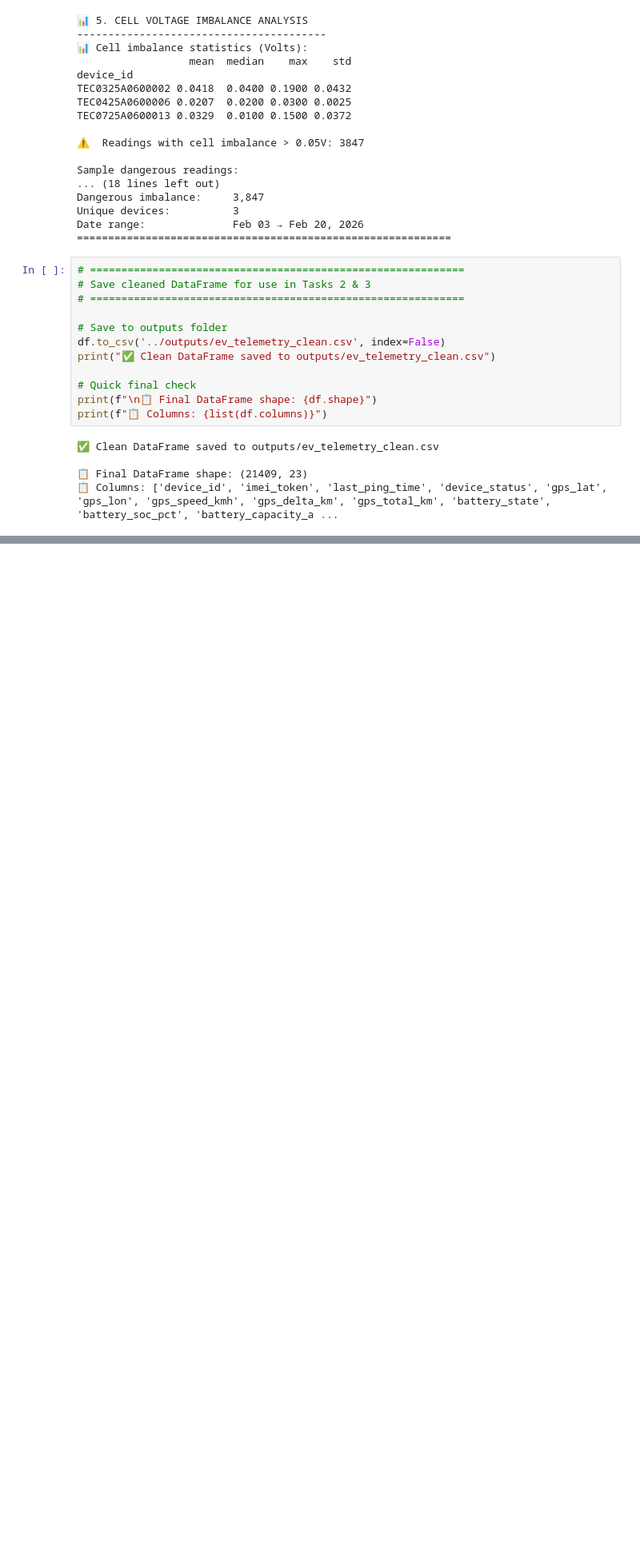
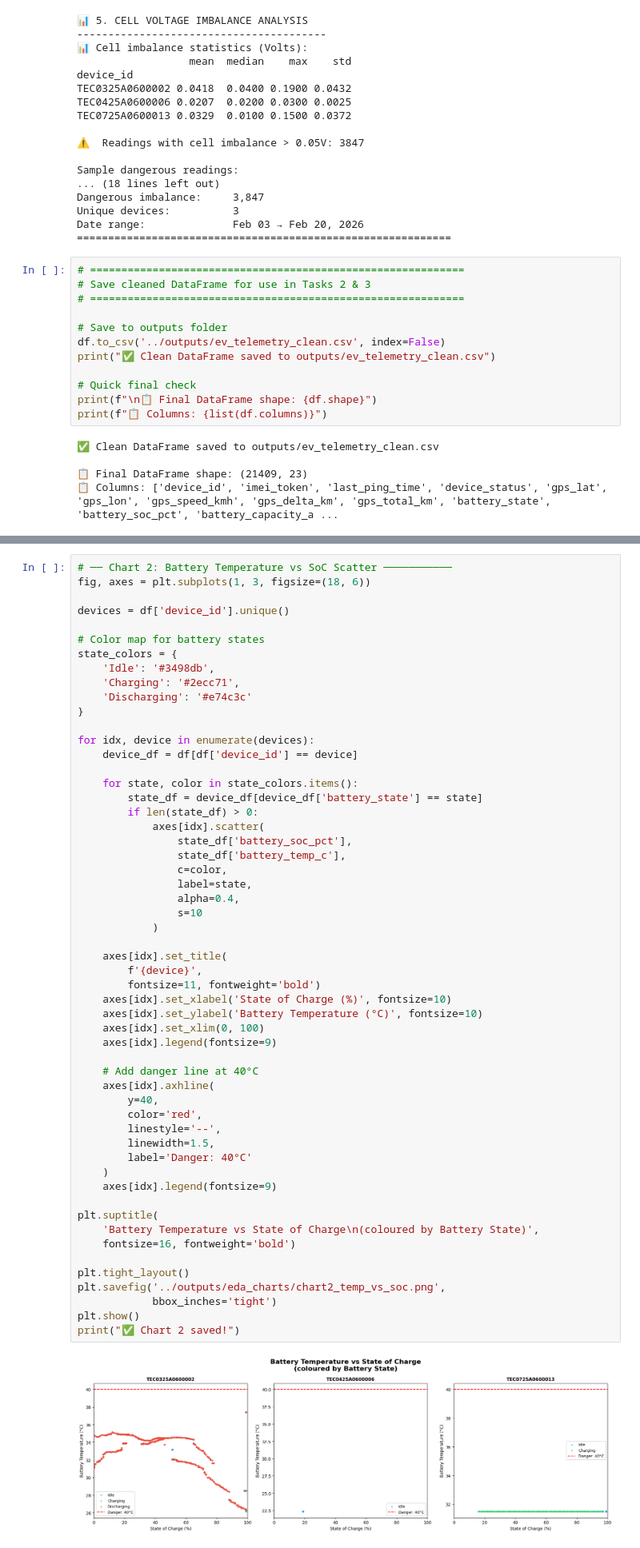
Before and after one commit to sanskarmankar/renewcred-ev-telemetry, a Jupyter notebook: notebooks/task1_pipeline.ipynb, the cells around one changed output, grey strips where cells are left out. Shown at 80% size. Saved outputs shown, nothing was run; the diff lists cells and outputs as text; blank space fills up the shorter version.

```diff
--- a/notebooks/task1_pipeline.ipynb
+++ b/notebooks/task1_pipeline.ipynb
@@ -584,0 +737,57 @@ print(f"📋 Columns: {list(df.columns)}")
+# %%
+# ── Chart 2: Battery Temperature vs SoC Scatter ───────────
+fig, axes = plt.subplots(1, 3, figsize=(18, 6))
+
+devices = df['device_id'].unique()
+
+# Color map for battery states
+state_colors = {
+    'Idle': '#3498db',
+    'Charging': '#2ecc71',
+    'Discharging': '#e74c3c'
+}
+
+for idx, device in enumerate(devices):
+    device_df = df[df['device_id'] == device]
+
+    for state, color in state_colors.items():
+        state_df = device_df[device_df['battery_state'] == state]
+        if len(state_df) > 0:
+            axes[idx].scatter(
+                state_df['battery_soc_pct'],
+                state_df['battery_temp_c'],
+                c=color,
+                label=state,
+                alpha=0.4,
+                s=10
+            )
+
+    axes[idx].set_title(
+        f'{device}',
+        fontsize=11, fontweight='bold')
+    axes[idx].set_xlabel('State of Charge (%)', fontsize=10)
+    axes[idx].set_ylabel('Battery Temperature (°C)', fontsize=10)
+    axes[idx].set_xlim(0, 100)
+    axes[idx].legend(fontsize=9)
+
+    # Add danger line at 40°C
+    axes[idx].axhline(
+        y=40,
+        color='red',
+        linestyle='--',
+        linewidth=1.5,
+        label='Danger: 40°C'
+    )
+    axes[idx].legend(fontsize=9)
+
+plt.suptitle(
+    'Battery Temperature vs State of Charge\n(coloured by Battery State)',
+    fontsize=16, fontweight='bold')
+
+plt.tight_layout()
+plt.savefig('../outputs/eda_charts/chart2_temp_vs_soc.png',
+            bbox_inches='tight')
+plt.show()
+print("✅ Chart 2 saved!")
+# %% [output]
+[figure, added]
```
Also changed, not shown: parts of 15 cells of this notebook, 7 other files.
